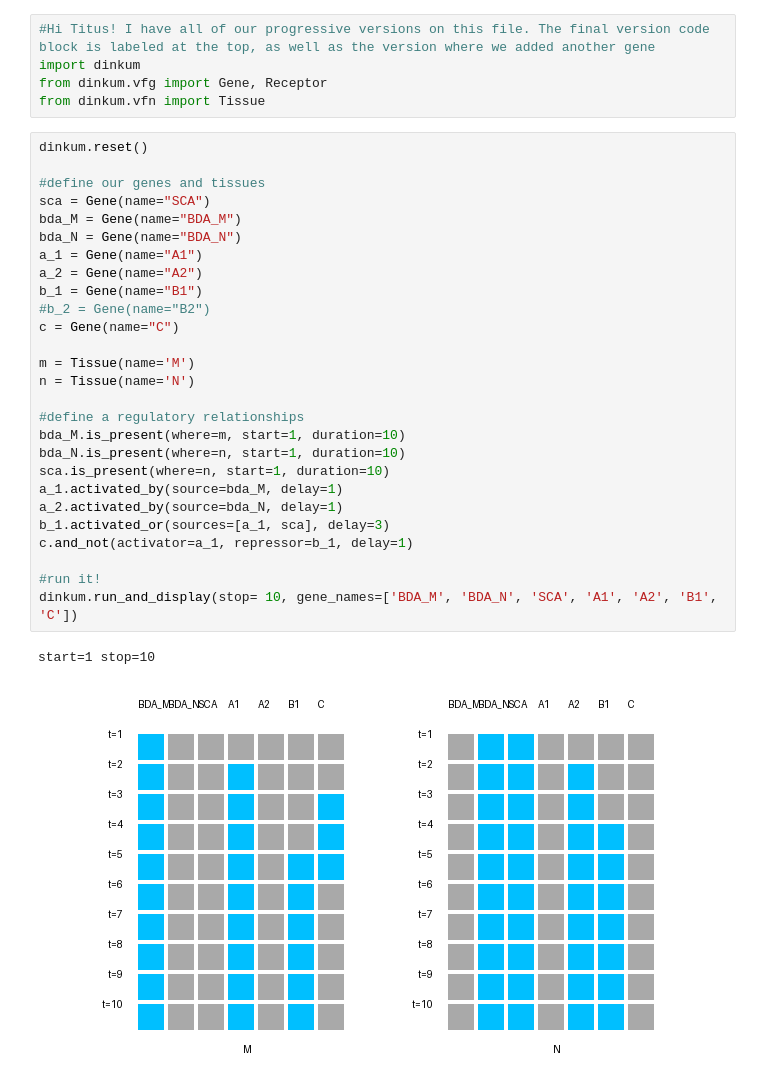
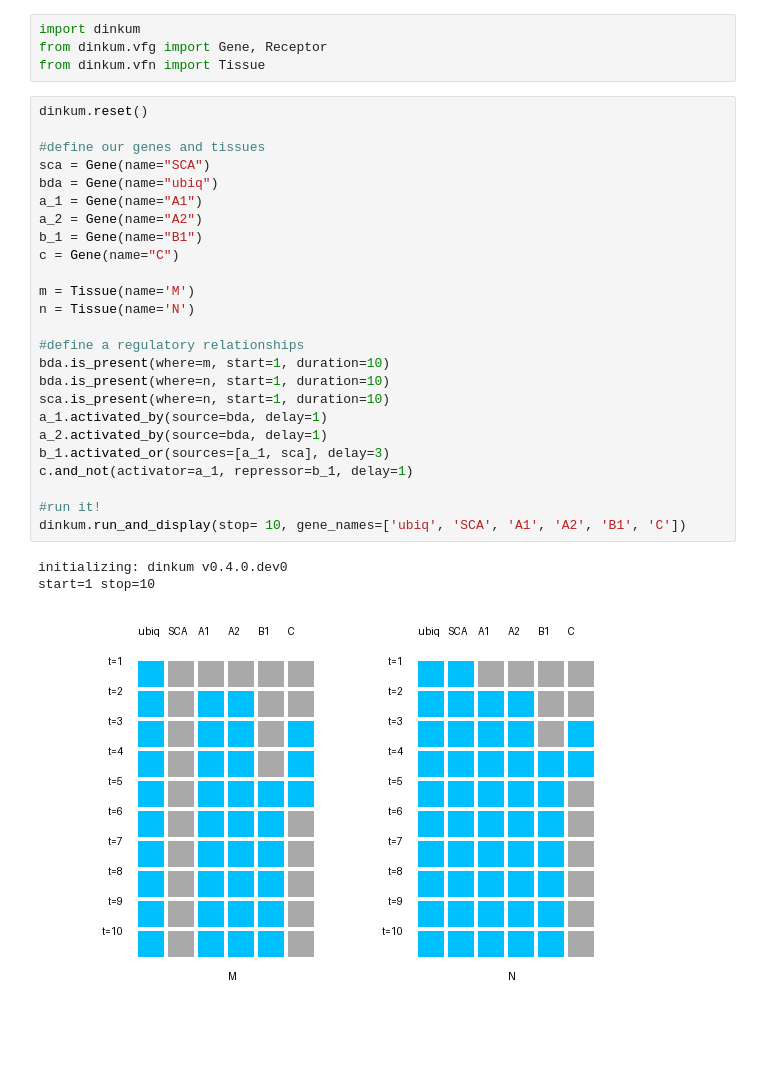
Before and after one commit to ngs-docs/2025-ucd-dinkum, a Jupyter notebook: circuit-projects/D_BooleanProject_GroupD.ipynb, the cells around one changed output. Drawn from its saved outputs; the diff is of its cells as text; blank space fills up the shorter version.

```diff
--- a/circuit-projects/D_BooleanProject_GroupD.ipynb
+++ b/circuit-projects/D_BooleanProject_GroupD.ipynb
@@ -1,38 +1,36 @@
 # %%
-#Hi Titus! I have all of our progressive versions on this file. The final version code block is labeled at the top, as well as the version where we added another gene
 import dinkum
 from dinkum.vfg import Gene, Receptor
 from dinkum.vfn import Tissue
 # %%
 dinkum.reset()
 
 #define our genes and tissues
 sca = Gene(name="SCA")
-bda_M = Gene(name="BDA_M")
-bda_N = Gene(name="BDA_N")
+bda = Gene(name="ubiq")
 a_1 = Gene(name="A1")
 a_2 = Gene(name="A2")
 b_1 = Gene(name="B1")
-#b_2 = Gene(name="B2")
 c = Gene(name="C")
 
 m = Tissue(name='M')
 n = Tissue(name='N')
 
 #define a regulatory relationships
-bda_M.is_present(where=m, start=1, duration=10)
-bda_N.is_present(where=n, start=1, duration=10)
+bda.is_present(where=m, start=1, duration=10)
+bda.is_present(where=n, start=1, duration=10)
 sca.is_present(where=n, start=1, duration=10)
-a_1.activated_by(source=bda_M, delay=1)
-a_2.activated_by(source=bda_N, delay=1)
+a_1.activated_by(source=bda, delay=1)
+a_2.activated_by(source=bda, delay=1)
 b_1.activated_or(sources=[a_1, sca], delay=3)
 c.and_not(activator=a_1, repressor=b_1, delay=1)
 
 #run it!
-dinkum.run_and_display(stop= 10, gene_names=['BDA_M', 'BDA_N', 'SCA', 'A1', 'A2', 'B1', 'C'])
+dinkum.run_and_display(stop= 10, gene_names=['ubiq', 'SCA', 'A1', 'A2', 'B1', 'C'])
 # %% [output]
+initializing: dinkum v0.4.0.dev0
 start=1 stop=10
-[figure, old version]
+[figure, new version]
 # %%
 #almost there, stop here for dinner
 dinkum.reset()
```
Also changed, not shown: parts of 3 cells of this notebook.
